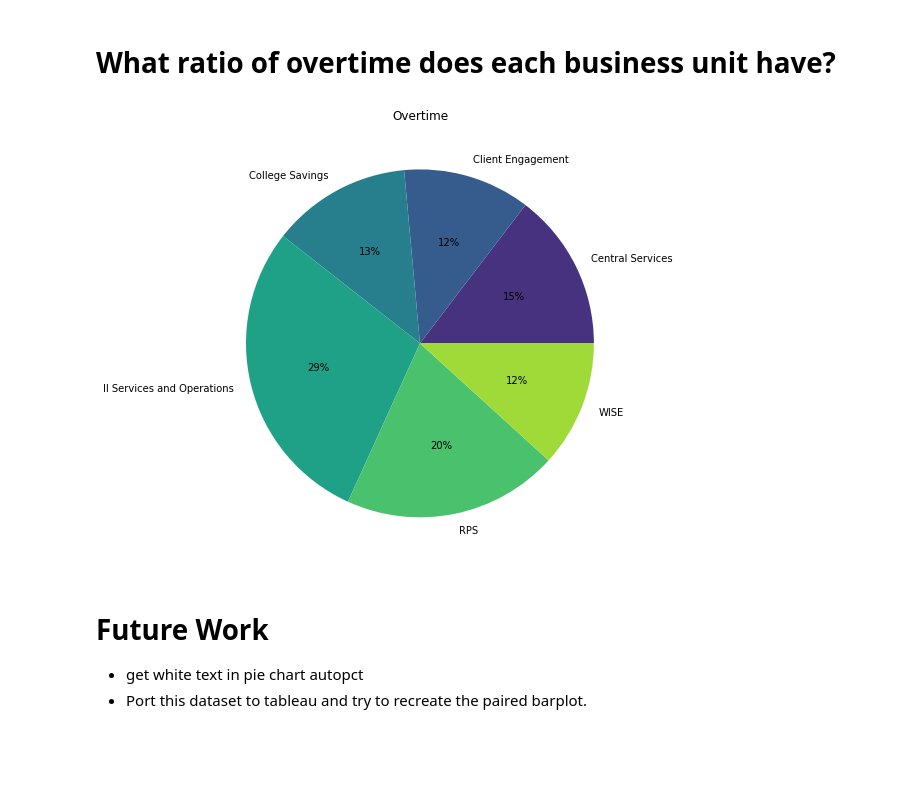
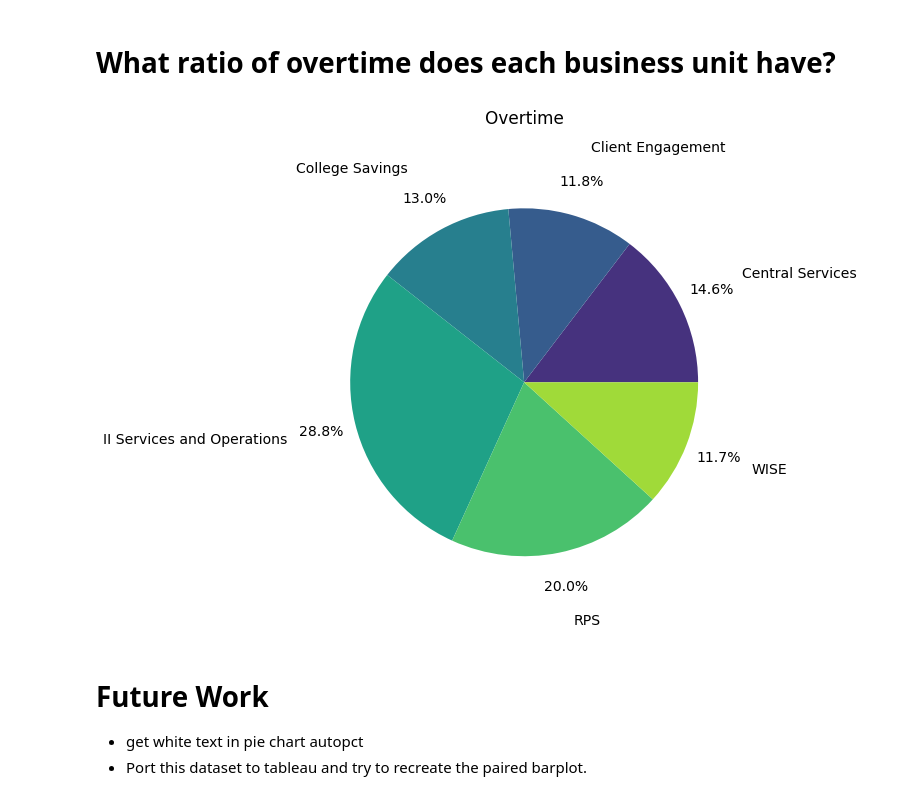
Before and after one commit to majickdave/dji_vol, a Jupyter notebook: YoY_employee/employee_analysis.ipynb, the cells around one changed output. Cells and saved outputs as stored; diff of their text form; code cells hidden in the pictures; blank space fills up the shorter version.

Commit message:
cleaned up plots

```diff
--- a/YoY_employee/employee_analysis.ipynb
+++ b/YoY_employee/employee_analysis.ipynb
@@ -143,18 +146,20 @@ for kpi in ['occupancy', 'online time']:
 # %% [markdown]
 # What ratio of overtime does each business unit have?
 # %%
+# plt.style.use('dark_background')
+import matplotlib as mpl
+mpl.rcParams['font.size'] = 14
 colors = sns.color_palette('viridis').as_hex()
 _ = df[['div', 'overtime (hours)']].groupby(['div']).sum().plot(subplots=True,
-                kind='pie', figsize=(8,8), colors=colors,
-                  autopct='%0.0f%%',
+                kind='pie', figsize=(8,8), colors=colors, pctdistance=1.2, labeldistance=1.4,
+                  autopct='%0.1f%%',
                   shadow=False)
-plt.title('Overtime')
+plt.title('Overtime', y=1.08)
 plt.legend().remove()
-plt.setp(autopcts, **{'color':'white', 'weight':'bold', 'fontsize':12.5})
 plt.ylabel('')
 plt.show()
 # %% [output]
-[figure, old version]
+[figure, new version]
 # %% [markdown]
 # Future Work
 
```
Also changed, not shown: parts of 3 cells of this notebook.
